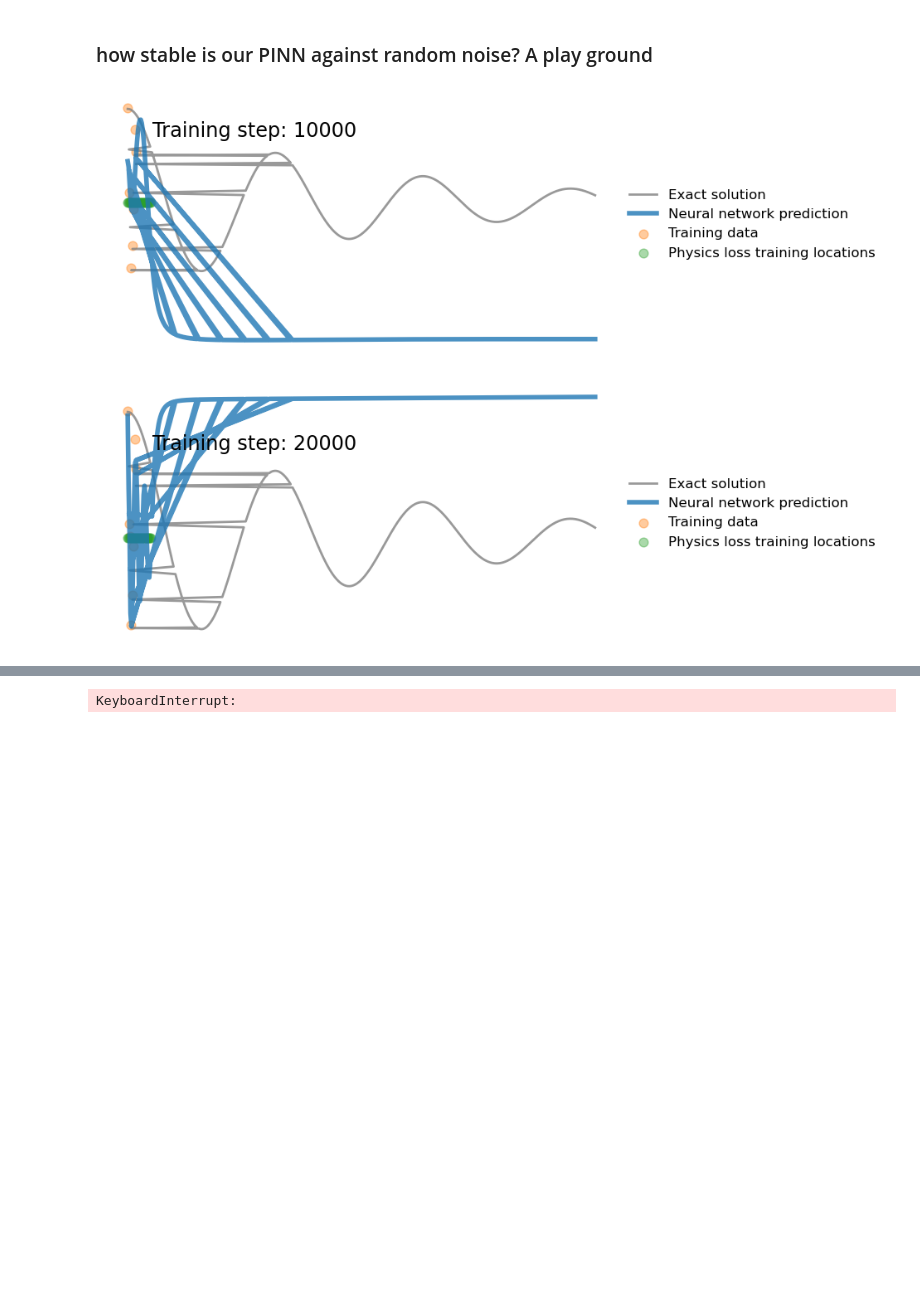
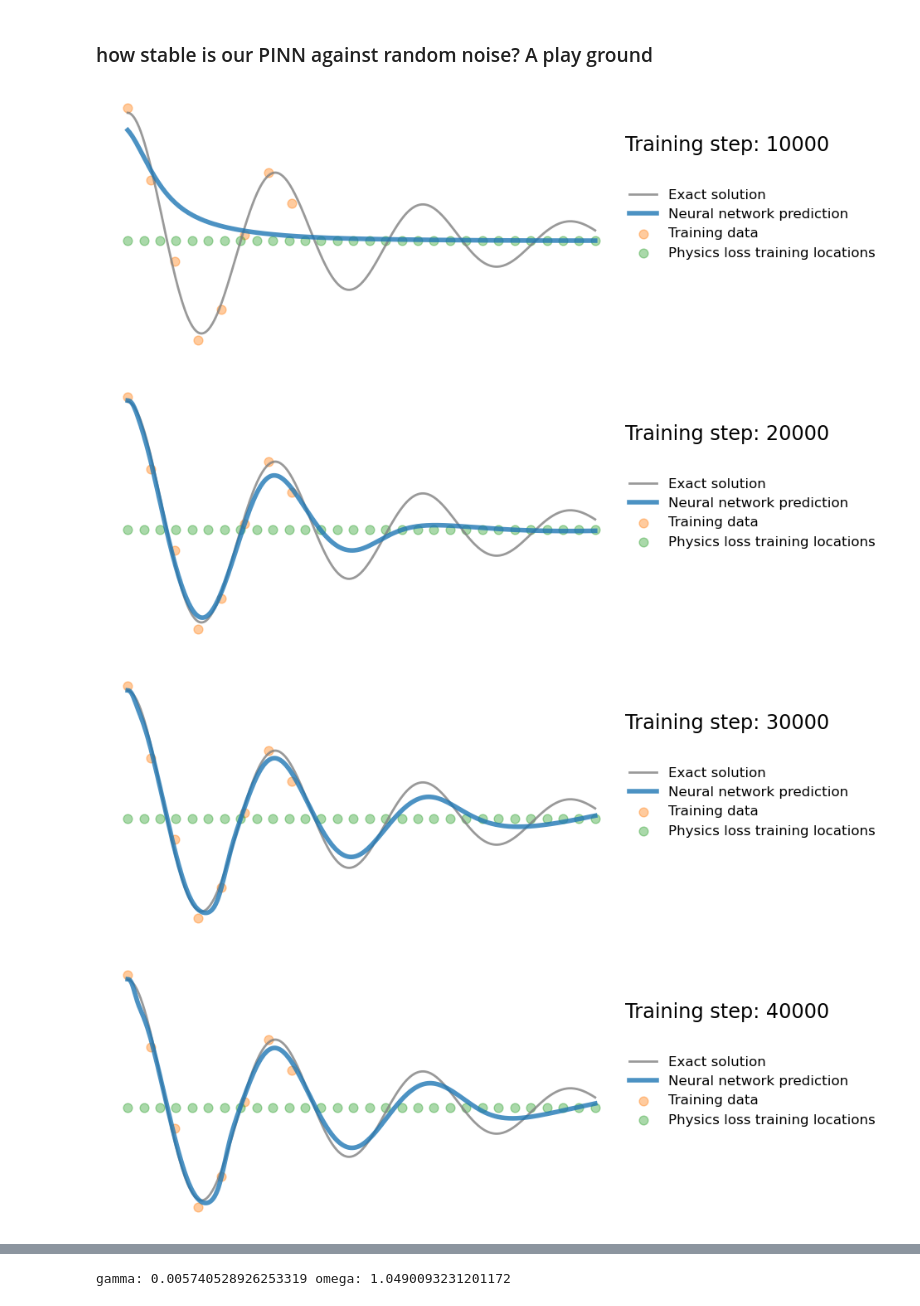
Before and after one commit to DanDan0101/PSI-Machine-Learning, a Jupyter notebook: Tutorial 3/Harmonic oscillator PINN_tutorial (1) (2).ipynb, the cells around one changed output, grey strips where cells are left out. Drawn from its saved outputs; the diff is of its cells as text; code cells hidden in the pictures; blank space fills up the shorter version.

```diff
--- a/Tutorial 3/Harmonic oscillator PINN_tutorial (1) (2).ipynb
+++ b/Tutorial 3/Harmonic oscillator PINN_tutorial (1) (2).ipynb
@@ -38,11 +38,13 @@ This problem was inspired by the following blog post: https://beltoforion.de/en/
 # %%
 from PIL import Image
 import time
-
-from tqdm.notebook import tqdm
 
 import numpy as np
 import torch as tc
 import torch.nn as nn
 import matplotlib.pyplot as plt
-device = 'cuda' if tc.cuda.is_available() else 'cpu'
+
+from tqdm.notebook import tqdm
+
+device = tc.accelerator.current_accelerator().type if tc.accelerator.is_available() else "cpu"
+print(f"Using {device} device")
@@ -151,9 +154,9 @@ def plot_result(x,y,x_data,y_data,yh,xp=None):
 
 # train standard neural network to fit training data
 tc.manual_seed(123)
-model = FCN(1,1,32,3) # one input one output, 32 neurons, 3 layers
+model = FCN(1,1,32,3).to(device) # one input one output, 32 neurons, 3 layers
 optimizer = tc.optim.Adam(model.parameters(),lr=1e-3)
-for i in tqdm(range(5000)):
+for i in tqdm(range(3000)):
     optimizer.zero_grad()
     yh = model(x_data)##############remembered the data you selected?it is used here
     loss = tc.mean((yh-y_data)**2)# use mean squared error
@@ -164,8 +167,8 @@ for i in tqdm(range(5000)):
     # plot the result as training progresses
     if (i+1) % 1000 == 0:
 
-        yh = model(x).detach()
+        yh = model(x.to(device)).detach().cpu()
 
-        plot_result(x,y,x_data,y_data,yh)
+        plot_result(x,y,x_data.cpu(),y_data.cpu(),yh)
         plt.show()
 # %% [output]
@@ -337,11 +339,14 @@ plt.show()
 # %% [markdown]
 ### how stable is our PINN against random noise? A play ground
+# %%
+y_data = y[0:200:25].to(device)
+y_noise = (tc.randn(y_data.shape[0])*0.1).unsqueeze(1).to(device)
+y_data = y_data + y_noise
 # %%
-x_physics = tc.linspace(0,1,30).unsqueeze(1).requires_grad_(True)# sample locations over the problem domain
-
+x_physics = tc.linspace(0,tend,30).unsqueeze(1).to(device).requires_grad_(True)# sample locations over the problem domain
 
 tc.manual_seed(135)
-model = FCNPh(1,1,32,3)
+model = FCNPh(1,1,32,3).to(device)
 optimizer = tc.optim.Adam(model.parameters(),lr=3e-4)
 #files = []
 loss1_list = []
@@ -350,8 +355,6 @@ loss3_list = []
 loss_list=[]
 gamma_list=[]
 omega_list=[]
-y_noise = (tc.randn(y_data.shape[0])*0.1).unsqueeze(1)
-y_data = y_data+y_noise
 for i in tqdm(range(60000)):
     optimizer.zero_grad()
     gamma=tc.exp(model.gamma_train)
@@ -364,47 +367,49 @@ for i in tqdm(range(60000)):
     yhp = model(x_physics)
     dx  = tc.autograd.grad(yhp, x_physics, tc.ones_like(yhp), create_graph=True)[0]# computes dy/dx
     dx2 = tc.autograd.grad(dx,  x_physics, tc.ones_like(dx),  create_graph=True)[0]# computes d^2y/dx^2
-    physics = dx2 + 2*gamma*dx*tscale + omega0**2*yhp*tscale**2# computes the residual of the 1D harmonic oscillator differential equation
+    physics = dx2 / tscale**2 + 2*gamma*dx / tscale + omega0**2*yhp# computes the residual of the 1D harmonic oscillator differential equation
     if i<25000:
-        lambdaphy = 1e-4
+        lambdaphy = 1
     else:
-        lambdaphy = 2e-4
+        lambdaphy = 2
   #  lambdaphy =  1e-4
     loss2 = lambdaphy*tc.mean(physics**2)
    # print(dx,dx2,loss2,loss1)
     # backpropagate joint loss
-    loss3 = 0.1*abs(yhp[0]-x0)**2+abs(dx[0]-v0)**2
+    loss3 = (yhp[0]-1)**2 + (dx[0]/tscale)**2
     loss = loss1 + loss2 + loss3# add two loss terms together
  #   print(loss1,loss2,loss3,loss)
     loss1_list.append(loss1.item())
     loss2_list.append(loss2.item())
     loss3_list.append(loss3.item())
     loss_list.append(loss.item())
     gamma_list.append(model.gamma_train.item())
     omega_list.append(model.omega0_train.item())
     loss.backward()
     optimizer.step()
 
 
     # plot the result as training progresses
     if (i+1) % 10000 == 0:
 
-        yh = model(x).detach()
-        xp = x_physics.detach()
+        yh = model(x.to(device)).detach().cpu()
+        xp = x_physics.detach().cpu()
 
-        plot_result(x,y,x_data,y_data,yh,xp)
+        plot_result(x,y,x_data.cpu(),y_data.cpu(),yh,xp)
 
    #     file = "plots/pinn_%.8i.png"%(i+1)
     #    plt.savefig(file, bbox_inches='tight', pad_inches=0.1, dpi=100, facecolor="white")
      #   files.append(file)
 
 
         plt.show()
          #   print(loss1,loss2,loss3)
 print("gamma:", tc.exp(model.gamma_train).item(),"omega:", tc.exp(model.omega0_train).item())
 
 
 # save_gif_PIL("pinn.gif", files, fps=20, loop=0)
 # %% [output]
-[figure, old version]
+[figure, new version]
-[figure, old version]
+[figure, new version]
+[figure, added]
+[figure, added]
@@ -411 +418 @@ print("gamma:", tc.exp(model.gamma_train).item(),"omega:", tc.exp(model.omega0_t
-KeyboardInterrupt:
+gamma: 0.005740528926253319 omega: 1.0490093231201172
```
Also changed, not shown: parts of 6 cells of this notebook, 1 other file.
